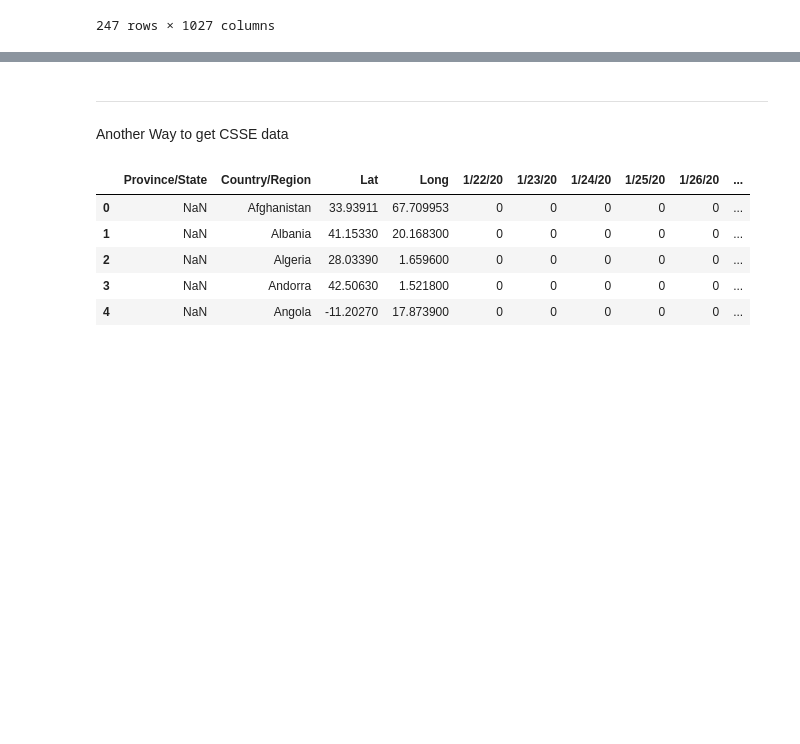
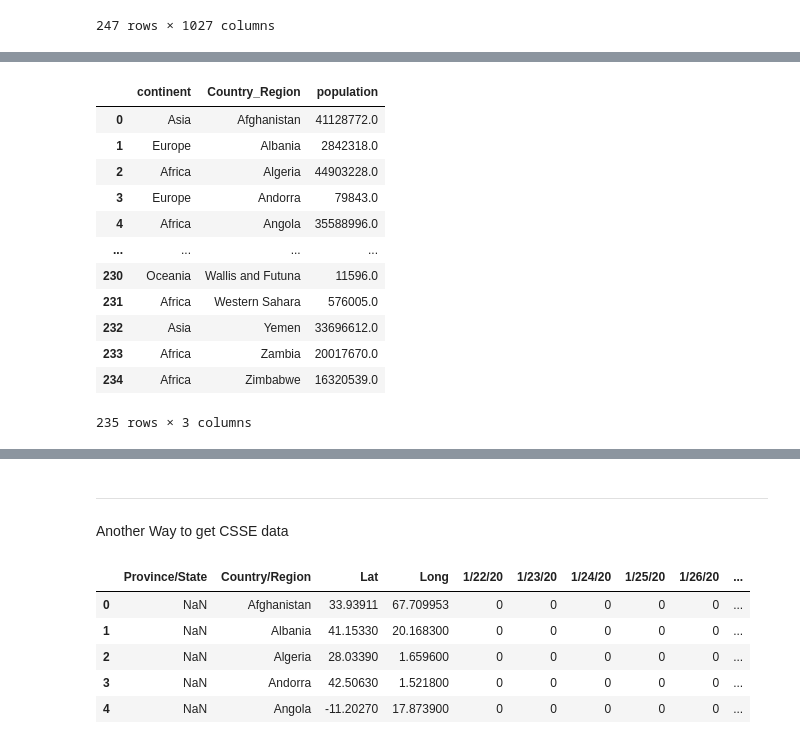
Before and after one commit to jumpingchu/Covid-Data-Visualization, a Jupyter notebook: EDA.ipynb, the cells around one changed output, grey strips where cells are left out. Cells and saved outputs as stored; diff of their text form; code cells hidden in the pictures; blank space fills up the shorter version.

```diff
--- a/EDA.ipynb
+++ b/EDA.ipynb
@@ -148,0 +175,25 @@ df_with_flags.to_csv('result_with_flags.csv')
+# %%
+cont_pop = owid.copy()[['continent', 'location', 'population']]
+cont_pop = (
+    cont_pop
+    [~cont_pop['continent'].isna()]
+    .drop_duplicates('location')
+    .rename(columns={'location': 'Country_Region'})
+    .reset_index(drop=True)
+)
+cont_pop.loc[cont_pop['Country_Region'] == 'United States', 'Country_Region'] = 'US'
+cont_pop
+# %% [output]
+|  | continent | Country_Region | population |
+| 0 | Asia | Afghanistan | 41128772.0 |
+| 1 | Europe | Albania | 2842318.0 |
+| 2 | Africa | Algeria | 44903228.0 |
+| 3 | Europe | Andorra | 79843.0 |
+| 4 | Africa | Angola | 35588996.0 |
+| ... | ... | ... | ... |
+| 230 | Oceania | Wallis and Futuna | 11596.0 |
+| 231 | Africa | Western Sahara | 576005.0 |
+| 232 | Asia | Yemen | 33696612.0 |
+| 233 | Africa | Zambia | 20017670.0 |
+| 234 | Africa | Zimbabwe | 16320539.0 |
+235 rows × 3 columns
```
Also changed, not shown: parts of 9 cells of this notebook, 3 other files.
